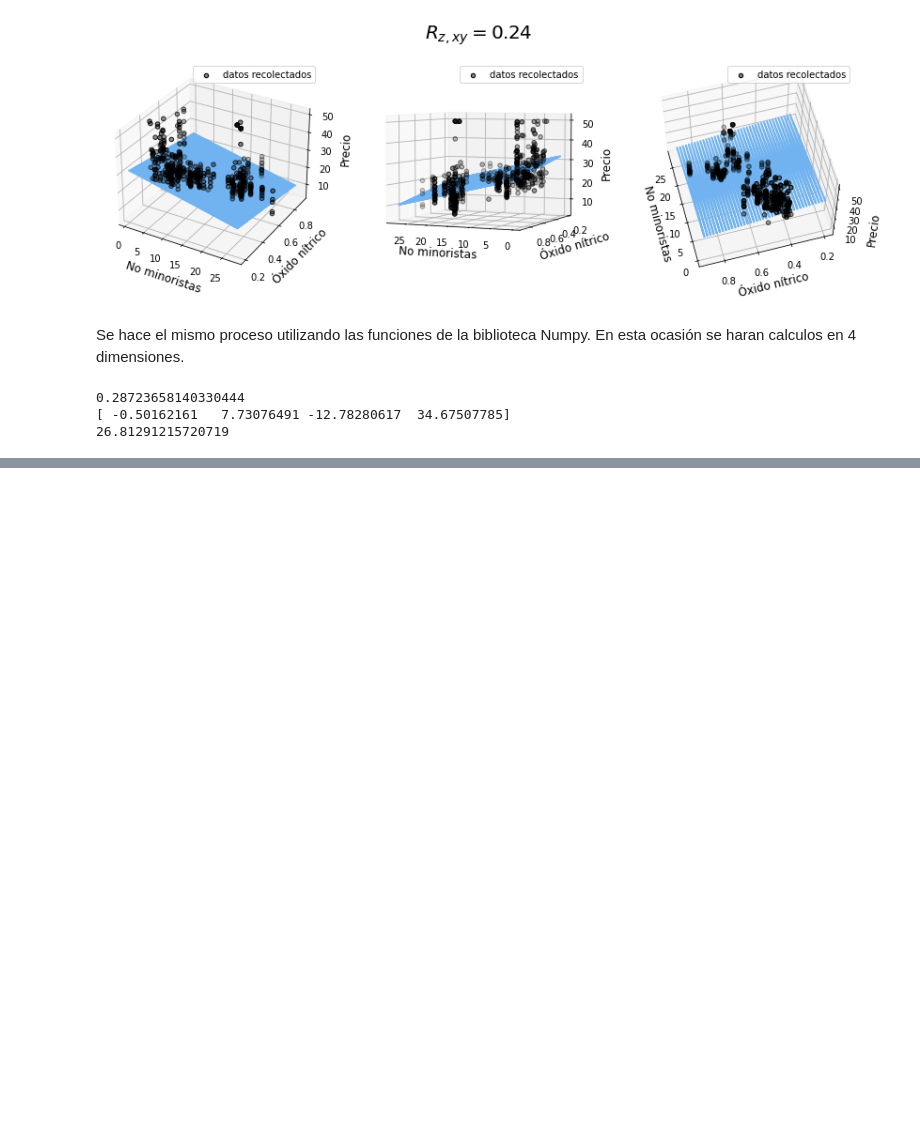
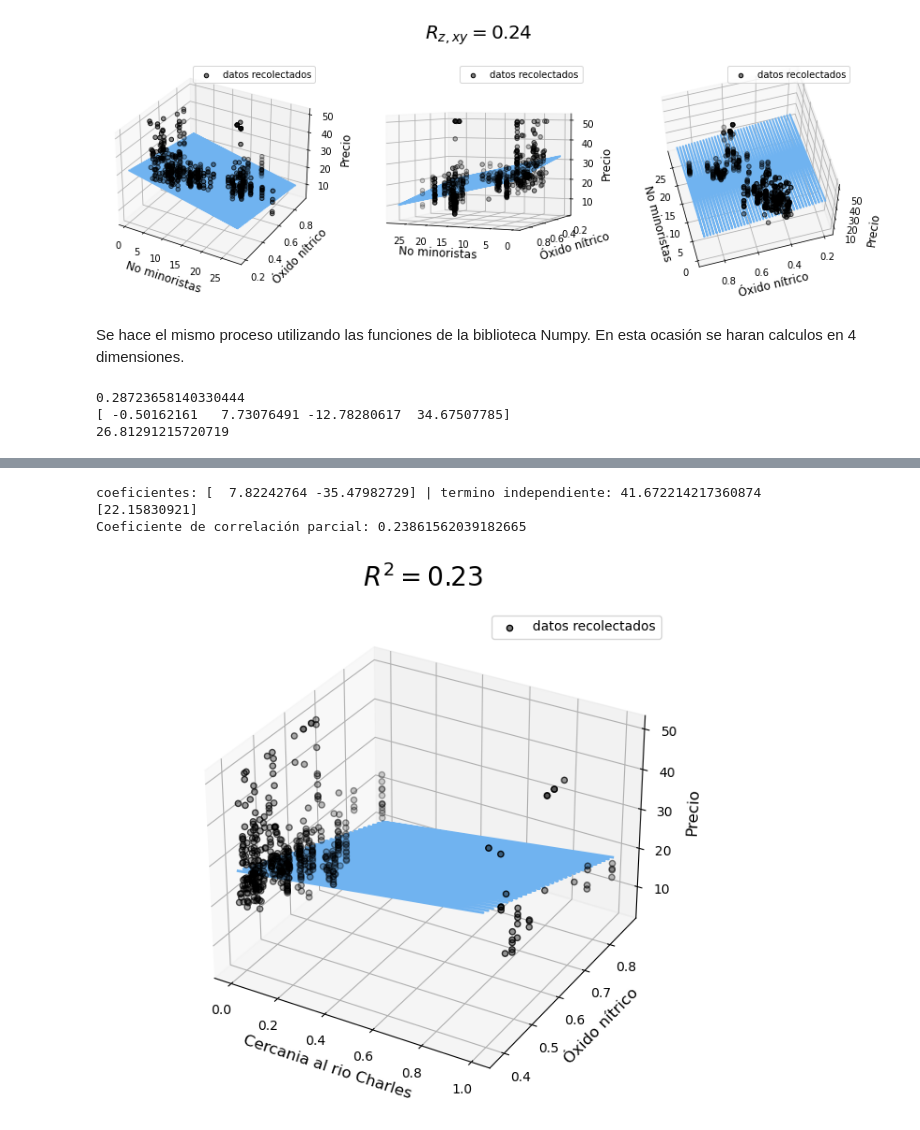
Before and after one commit to Luisxxx0/cosillas-ia, a Jupyter notebook: regresion_lineal.ipynb, the cells around one changed output, grey strips where cells are left out. Saved outputs shown, nothing was run; the diff lists cells and outputs as text; code cells hidden in the pictures; blank space fills up the shorter version.

```diff
--- a/regresion_lineal.ipynb
+++ b/regresion_lineal.ipynb
@@ -290,0 +392,69 @@ print([5.2, 0, 0.411, 1] @ B)
+# %%
+%matplotlib widget
+
+def animate(i):
+    ax.view_init(elev=32, azim=i)
+
+def partial_corr(indepent, dependent, control):
+    p_xy = np.cov(indepent, dependent) / (np.std(indepent) * np.std(dependent))
+    p_xz = np.cov(indepent, control) / (np.std(indepent) * np.std(control))
+    p_zy = np.cov(control, dependent) / (np.std(control) * np.std(dependent))
+    p_xyz = (p_xy[0][1] - p_xz[0][1] * p_zy[0][1]) / (np.sqrt(1 - p_xz[0][1] ** 2) * np.sqrt(1 - p_zy[0][1] ** 2))
+
+    return p_xyz
+
+# traer todas las filas de la columna cercania con el rio Charles y concentración de óxido nítrico
+X = np.array([boston.data[:, 3], boston.data[:, 4]])
+Y = np.array(boston.target)
+
+x = X[0]
+y = X[1]
+z = Y
+
+x_range = np.linspace(np.amin(x), np.amax(x), 30)
+y_range = np.linspace(np.amin(y), np.amax(y), 30)
+x_pred, y_pred = np.meshgrid(x_range, y_range)
+model_vizu = np.array([x_pred.flatten(), y_pred.flatten()]).T
+
+regr = LinearRegression()
+regr.fit(X.T, Y)
+predicted = regr.predict(model_vizu)
+
+print('coeficientes:', regr.coef_, '| termino independiente:', regr.intercept_)
+print(regr.predict(np.array([[0, 0.55]])))
+
+R2 = regr.score(X.T, Y)
+
+p_xyz = partial_corr(x, z, y)
+
+fig = plt.figure(figsize=(7, 6))
+
+ax = fig.add_subplot(projection='3d')
+
+ax.scatter(x, y, z, facecolor=(0, 0, 0, 0.5), s=20, edgecolor='k', label = 'datos recolectados')
+ax.plot(x_pred.flatten(), y_pred.flatten(), predicted, color='#70b3f0', linewidth=2)
+ax.set_xlabel('Cercania al rio Charles', fontsize=12)
+ax.set_ylabel('Óxido nítrico', fontsize=12)
+ax.set_zlabel('Precio', fontsize=12)
+ax.legend()
+
+#ani = animation.FuncAnimation(
+#    fig, animate, interval=20, blit=True, save_count=50)
+ani = animation.FuncAnimation(fig, animate, frames=360,
+                    interval=100, repeat=False)
+
+# al parecer el coeficiente de correlación parcial muestra que la inclusión de x (cercania al rio Charles) es la
+# que mayor representa valor en la correlación en general, entre las variables independientes y la dependiente.
+# mostrando que la correlación entre x y z (valor de las viviendas) es muy parecido al valor del coeficiente de
+# determinación entre todas las variables implicadas. Quiza si se calcula el coeficiente parcial entre z y
+# y (concentración de óxido nítrico) el valor del coeficiente parcial sería diferente
+print('Coeficiente de correlación parcial:', p_xyz)
+
+fig.suptitle('$R^2 = %.2f$' % R2, fontsize=20)
+
+fig.tight_layout()
+# %% [output]
+coeficientes: [  7.82242764 -35.47982729] | termino independiente: 41.672214217360874
+[22.15830921]
+Coeficiente de correlación parcial: 0.23861562039182665
+[figure, added]
```
Also changed, not shown: parts of 9 cells of this notebook.
